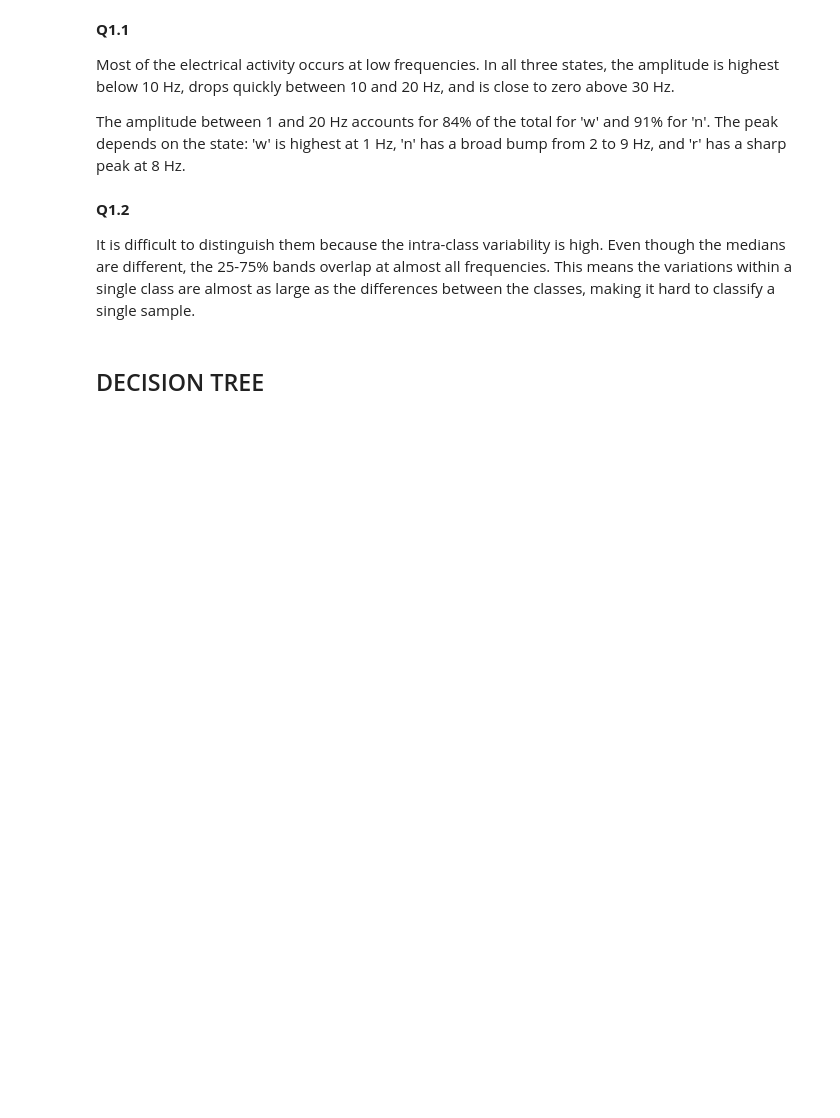
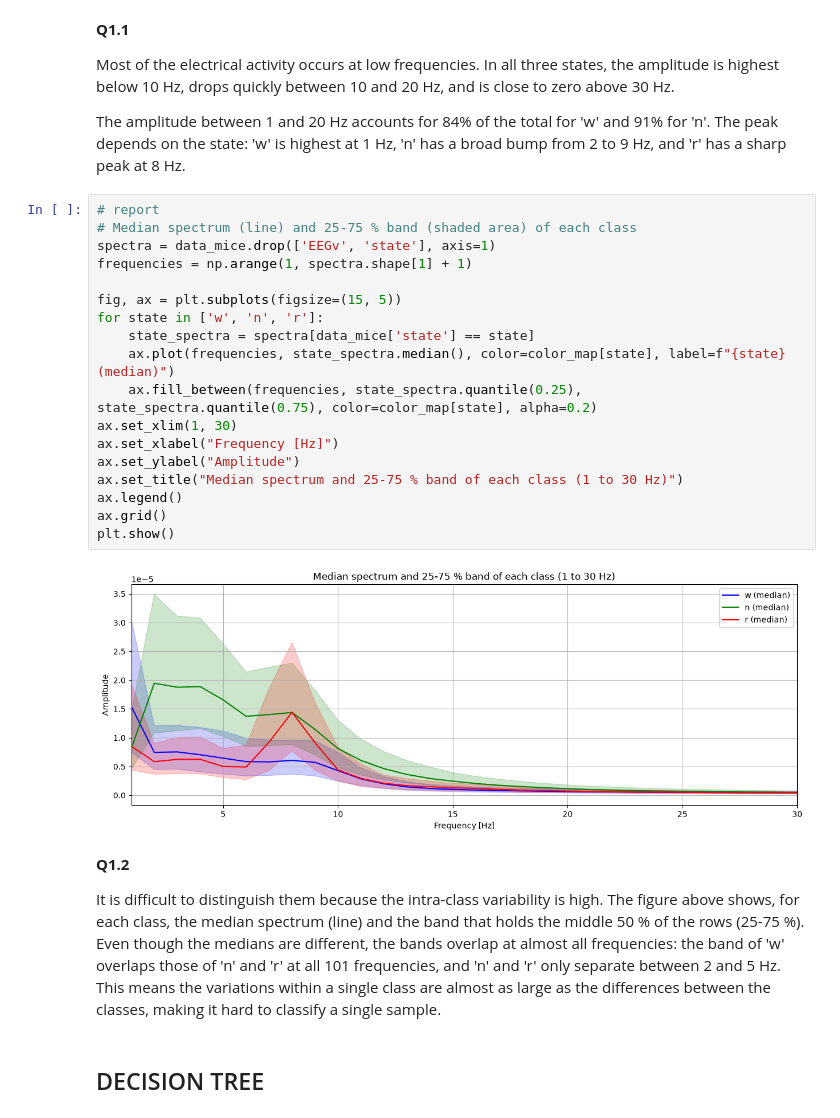
Before and after one commit to NoeBerdoz/FTP_MachLe, a Jupyter notebook: PW4/pw_resources/1ClassificationTrees_MachLe.ipynb, the cells around one changed output. Cells and saved outputs as stored; diff of their text form; blank space fills up the shorter version.

```diff
--- a/PW4/pw_resources/1ClassificationTrees_MachLe.ipynb
+++ b/PW4/pw_resources/1ClassificationTrees_MachLe.ipynb
@@ -94,10 +94,30 @@ plt.show()
 Most of the electrical activity occurs at low frequencies. In all three states, the amplitude is highest below 10 Hz, drops quickly between 10 and 20 Hz, and is close to zero above 30 Hz.
 
 The amplitude between 1 and 20 Hz accounts for 84% of the total for 'w' and 91% for 'n'. The peak depends on the state: 'w' is highest at 1 Hz, 'n' has a broad bump from 2 to 9 Hz, and 'r' has a sharp peak at 8 Hz.
+# %%
+# report
+# Median spectrum (line) and 25-75 % band (shaded area) of each class
+spectra = data_mice.drop(['EEGv', 'state'], axis=1)
+frequencies = np.arange(1, spectra.shape[1] + 1)
+
+fig, ax = plt.subplots(figsize=(15, 5))
+for state in ['w', 'n', 'r']:
+    state_spectra = spectra[data_mice['state'] == state]
+    ax.plot(frequencies, state_spectra.median(), color=color_map[state], label=f"{state} (median)")
+    ax.fill_between(frequencies, state_spectra.quantile(0.25), state_spectra.quantile(0.75), color=color_map[state], alpha=0.2)
+ax.set_xlim(1, 30)
+ax.set_xlabel("Frequency [Hz]")
+ax.set_ylabel("Amplitude")
+ax.set_title("Median spectrum and 25-75 % band of each class (1 to 30 Hz)")
+ax.legend()
+ax.grid()
+plt.show()
+# %% [output]
+[figure, added]
 # %% [markdown]
 **Q1.2**
 
-It is difficult to distinguish them because the intra-class variability is high. Even though the medians are different, the 25-75% bands overlap at almost all frequencies. This means the variations within a single class are almost as large as the differences between the classes, making it hard to classify a single sample.
+It is difficult to distinguish them because the intra-class variability is high. The figure above shows, for each class, the median spectrum (line) and the band that holds the middle 50 % of the rows (25-75 %). Even though the medians are different, the bands overlap at almost all frequencies: the band of 'w' overlaps those of 'n' and 'r' at all 101 frequencies, and 'n' and 'r' only separate between 2 and 5 Hz. This means the variations within a single class are almost as large as the differences between the classes, making it hard to classify a single sample.
 # %% [markdown]
 ## DECISION TREE
 # %% [markdown]
```
Also changed, not shown: parts of 7 cells of this notebook.
